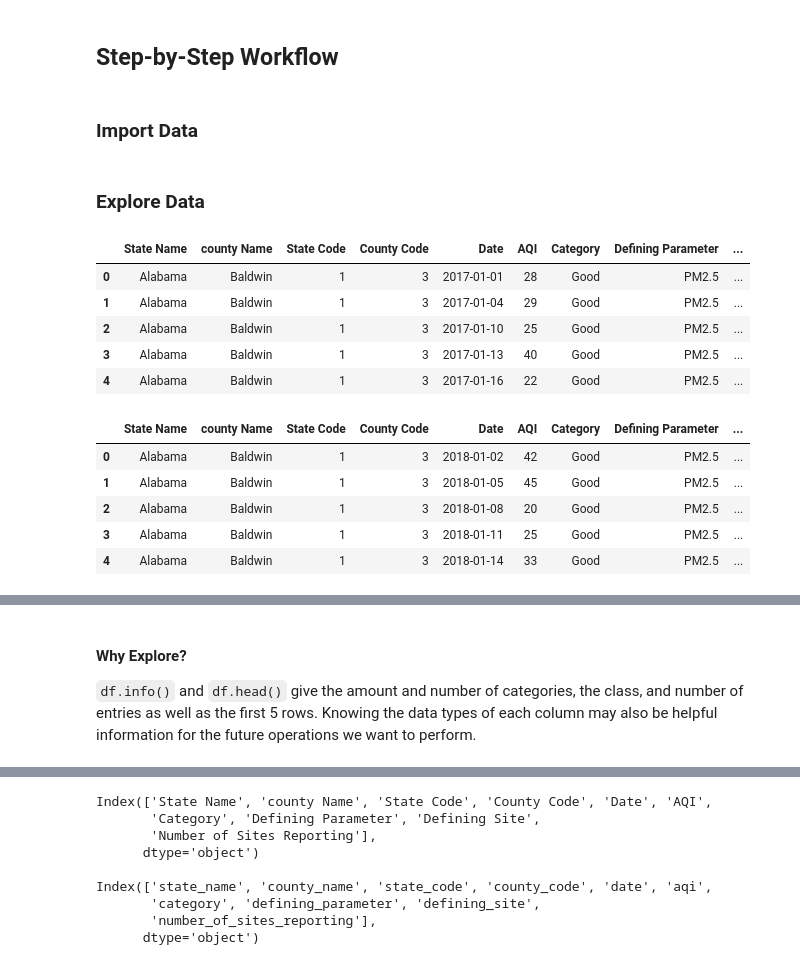
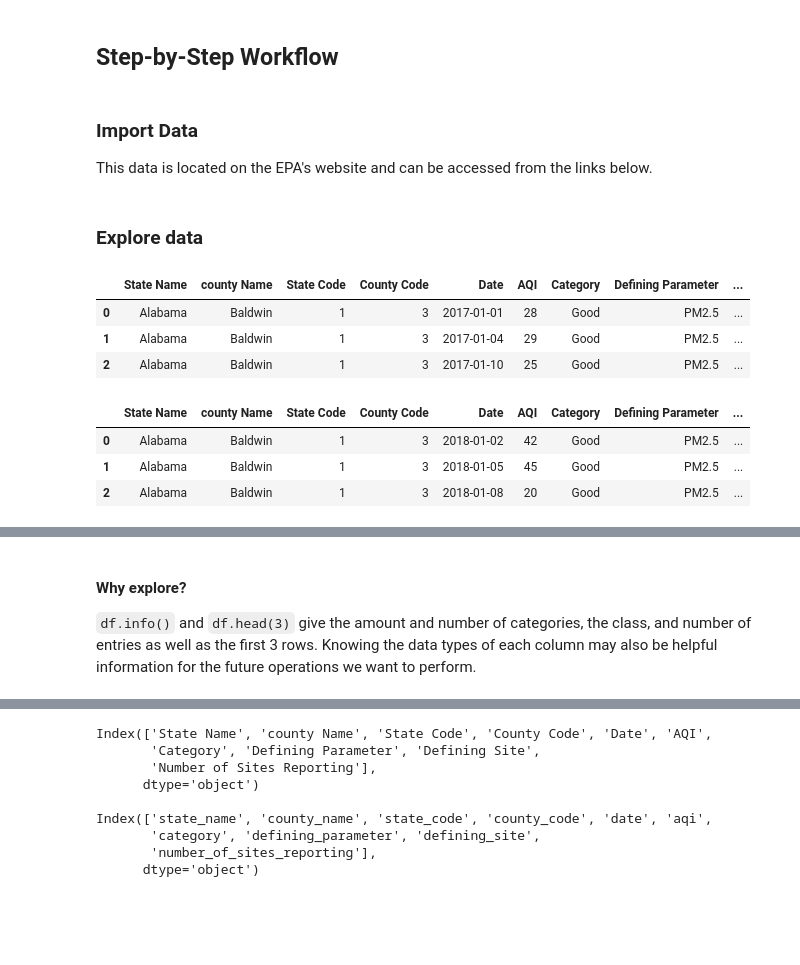
Before and after one commit to evajnewby/evajnewby.github.io, a Jupyter notebook: blogs/2024-12-04-Thomas-Fire-Analysis/2017-Thomas-Fire-Analysis.ipynb, the cells around one changed output, grey strips where cells are left out. Cells and saved outputs as stored; diff of their text form; code cells hidden in the pictures; blank space fills up the shorter version.

Commit message:
Website updated per Annie's suggestions

```diff
--- a/blogs/2024-12-04-Thomas-Fire-Analysis/2017-Thomas-Fire-Analysis.ipynb
+++ b/blogs/2024-12-04-Thomas-Fire-Analysis/2017-Thomas-Fire-Analysis.ipynb
@@ -501,28 +444,27 @@ import numpy as np
 # %% [markdown]
 ### Import Data
+
+This data is located on the EPA's website and can be accessed from the links below.
 # %%
 # Read in data
 aqi_17 = pd.read_csv("https://aqs.epa.gov/aqsweb/airdata/daily_aqi_by_county_2017.zip", compression='zip')
 aqi_18 = pd.read_csv("https://aqs.epa.gov/aqsweb/airdata/daily_aqi_by_county_2018.zip", compression='zip')
 # %% [markdown]
-### Explore Data
+### Explore data
 # %%
-# First 5 rows of each dataset
-aqi_17.head()
+# First 3 rows of 2017 dataset
+aqi_17.head(3)
 # %% [output]
 |  | State Name | county Name | State Code | County Code | Date | AQI | Category | Defining Parameter | ... |
 | 0 | Alabama | Baldwin | 1 | 3 | 2017-01-01 | 28 | Good | PM2.5 | ... |
 | 1 | Alabama | Baldwin | 1 | 3 | 2017-01-04 | 29 | Good | PM2.5 | ... |
 | 2 | Alabama | Baldwin | 1 | 3 | 2017-01-10 | 25 | Good | PM2.5 | ... |
-| 3 | Alabama | Baldwin | 1 | 3 | 2017-01-13 | 40 | Good | PM2.5 | ... |
-| 4 | Alabama | Baldwin | 1 | 3 | 2017-01-16 | 22 | Good | PM2.5 | ... |
 # %%
-aqi_18.head()
+# First 3 rows of 2018 dataset
+aqi_18.head(3)
 # %% [output]
 |  | State Name | county Name | State Code | County Code | Date | AQI | Category | Defining Parameter | ... |
 | 0 | Alabama | Baldwin | 1 | 3 | 2018-01-02 | 42 | Good | PM2.5 | ... |
 | 1 | Alabama | Baldwin | 1 | 3 | 2018-01-05 | 45 | Good | PM2.5 | ... |
 | 2 | Alabama | Baldwin | 1 | 3 | 2018-01-08 | 20 | Good | PM2.5 | ... |
-| 3 | Alabama | Baldwin | 1 | 3 | 2018-01-11 | 25 | Good | PM2.5 | ... |
-| 4 | Alabama | Baldwin | 1 | 3 | 2018-01-14 | 33 | Good | PM2.5 | ... |
 # %%
@@ -568,7 +510,7 @@ Data columns (total 10 columns):
 dtypes: int64(4), object(6)
 memory usage: 25.0+ MB
 # %% [markdown]
-#### Why Explore?
+#### Why explore?
 
-`df.info()` and `df.head()` give the amount and number of categories, the class, and number of entries as well as the first 5 rows. Knowing the data types of each column may also be helpful information for the future operations we want to perform.
+`df.info()` and `df.head(3)` give the amount and number of categories, the class, and number of entries as well as the first 3 rows. Knowing the data types of each column may also be helpful information for the future operations we want to perform.
 # %% [markdown]
```
Also changed, not shown: parts of 45 cells of this notebook, 16 other files.
